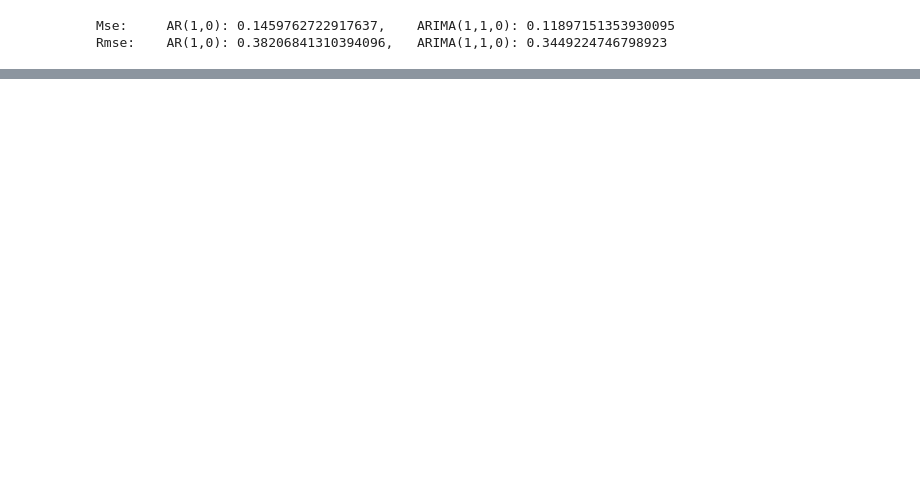
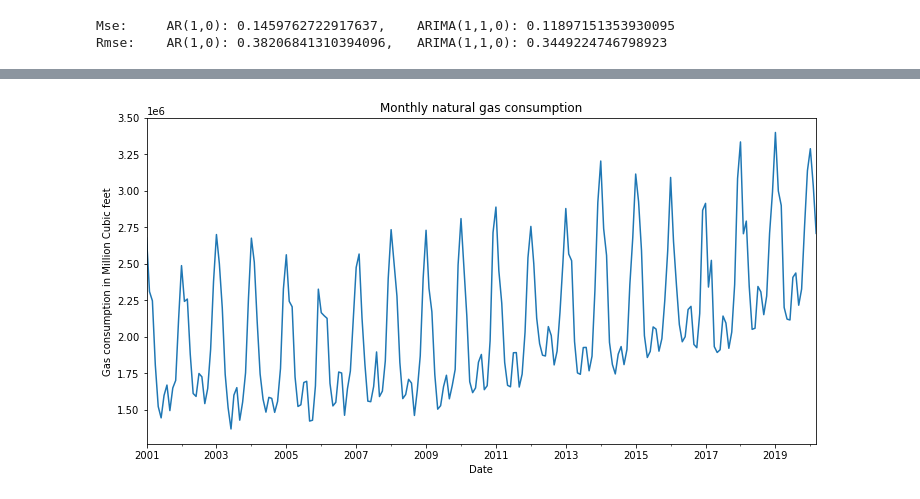
Before and after one commit to Squaess/TimeSeries, a Jupyter notebook: lab5/lab5.ipynb, the cells around one changed output, grey strips where cells are left out. Cells and saved outputs as stored; diff of their text form; code cells hidden in the pictures; blank space fills up the shorter version.

```diff
--- a/lab5/lab5.ipynb
+++ b/lab5/lab5.ipynb
@@ -77,0 +90,5 @@ Rmse:    AR(1,0): 0.38206841310394096,   ARIMA(1,1,0): 0.3449224746798923
+# %%
+gas_df = pd.read_csv("U.S._Natural_Gas_Total_Consumption.csv", parse_dates=True, index_col="Month")[::-1]
+gas_df.index.freq="MS"
+# rename for simplicity
+gas_df.columns = ["Consumption"]
@@ -77,0 +105,8 @@ Rmse:    AR(1,0): 0.38206841310394096,   ARIMA(1,1,0): 0.3449224746798923
+# %%
+ax = gas_df.Consumption.plot(figsize=(12,6))
+plt.title("Monthly natural gas consumption")
+plt.ylabel("Gas consumption in Million Cubic feet")
+plt.xlabel("Date")
+plt.show()
+# %% [output]
+[figure, added]
```
Also changed, not shown: parts of 31 cells of this notebook, 9 other files.
